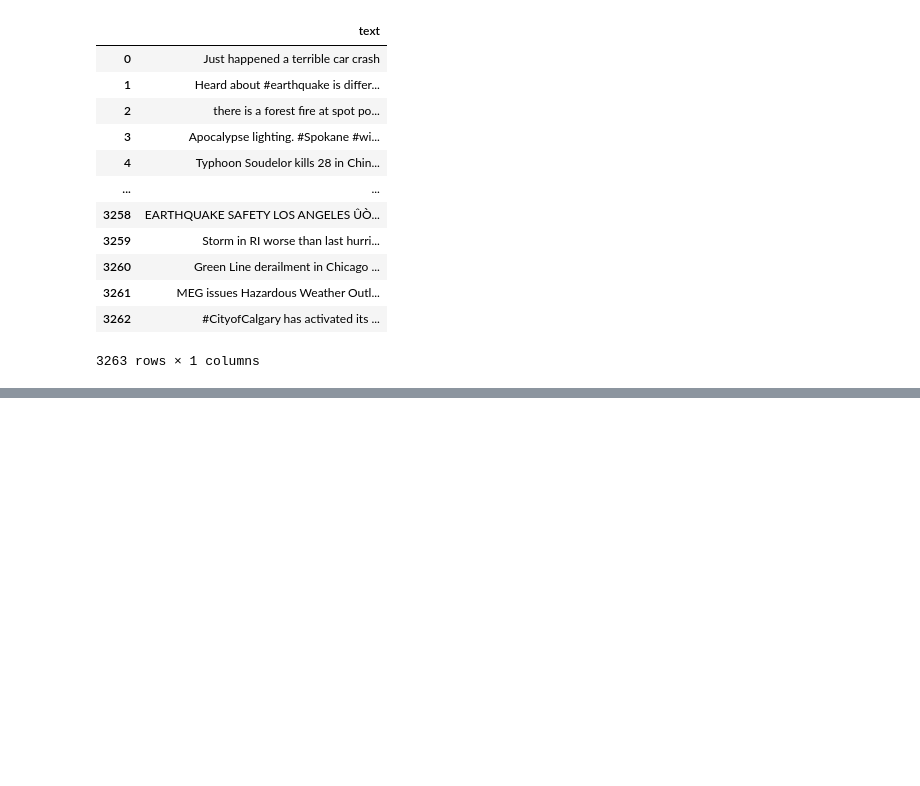
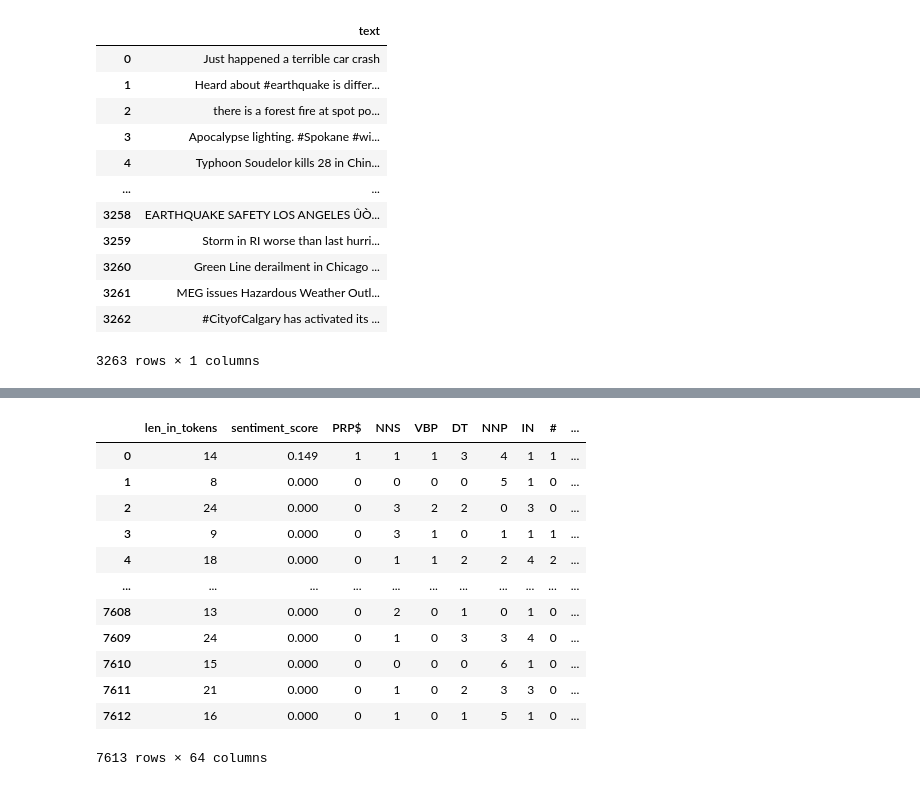
Before and after one commit to Arthur8754/NLP-project, a Jupyter notebook: detect-fake-news.ipynb, the cells around one changed output, grey strips where cells are left out. Saved outputs shown, nothing was run; the diff lists cells and outputs as text; code cells hidden in the pictures; blank space fills up the shorter version.

```diff
--- a/detect-fake-news.ipynb
+++ b/detect-fake-news.ipynb
@@ -94,0 +112,49 @@ display(df_test)
+# %%
+dico_tweet_level = {"len_in_tokens":[],"sentiment_score":[]} #clé : nom de l'attribut, valeur : la valeur de l'Attribut
+n_tweets = len(df_train.index)
+
+for row_name in df_train.index:
+    tweet = df_train["text"][row_name]
+
+    # Longueur du tweet :
+    len_tweet = extractor_features_tweet_level.get_length_in_tokens(tweet)
+    dico_tweet_level["len_in_tokens"].append(len_tweet)
+
+    # Sentiment du tweet :
+    sentiment_score = extractor_features_tweet_level.get_positive_sentiment_score(tweet)
+    dico_tweet_level["sentiment_score"].append(sentiment_score)
+
+    # POS tags : pour chaque POS tags, on compte le nombre de fois qu'il est dans le tweet
+    pos_tags = extractor_features_tweet_level.get_pos_tags(tweet) #liste de tuples (token,POS tag)
+    for tag in pos_tags:
+        if tag[1] not in dico_tweet_level:
+            dico_tweet_level[tag[1]] = [0 for k in range(n_tweets)]
+            dico_tweet_level[tag[1]][row_name] = 1
+        else:
+            dico_tweet_level[tag[1]][row_name] += 1
+
+    # Entités du tweet :
+    entities = extractor_features_tweet_level.get_entity_types(tweet,nlp)
+    for entity in entities:
+        if entity[1] not in dico_tweet_level:
+            dico_tweet_level[entity[1]] = [0 for k in range(n_tweets)]
+            dico_tweet_level[entity[1]][row_name] = 1
+        else:
+            dico_tweet_level[entity[1]][row_name] += 1
+
+df_tweet_level = pd.DataFrame(dico_tweet_level, columns=list(dico_tweet_level.keys()))
+df_tweet_level
+# %% [output]
+|  | len_in_tokens | sentiment_score | PRP$ | NNS | VBP | DT | NNP | IN | # | ... |
+| 0 | 14 | 0.149 | 1 | 1 | 1 | 3 | 4 | 1 | 1 | ... |
+| 1 | 8 | 0.000 | 0 | 0 | 0 | 0 | 5 | 1 | 0 | ... |
+| 2 | 24 | 0.000 | 0 | 3 | 2 | 2 | 0 | 3 | 0 | ... |
+| 3 | 9 | 0.000 | 0 | 3 | 1 | 0 | 1 | 1 | 1 | ... |
+| 4 | 18 | 0.000 | 0 | 1 | 1 | 2 | 2 | 4 | 2 | ... |
+| ... | ... | ... | ... | ... | ... | ... | ... | ... | ... | ... |
+| 7608 | 13 | 0.000 | 0 | 2 | 0 | 1 | 0 | 1 | 0 | ... |
+| 7609 | 24 | 0.000 | 0 | 1 | 0 | 3 | 3 | 4 | 0 | ... |
+| 7610 | 15 | 0.000 | 0 | 0 | 0 | 0 | 6 | 1 | 0 | ... |
+| 7611 | 21 | 0.000 | 0 | 1 | 0 | 2 | 3 | 3 | 0 | ... |
+| 7612 | 16 | 0.000 | 0 | 1 | 0 | 1 | 5 | 1 | 0 | ... |
+7613 rows × 64 columns
```
Also changed, not shown: parts of 22 cells of this notebook, 3 other files.
